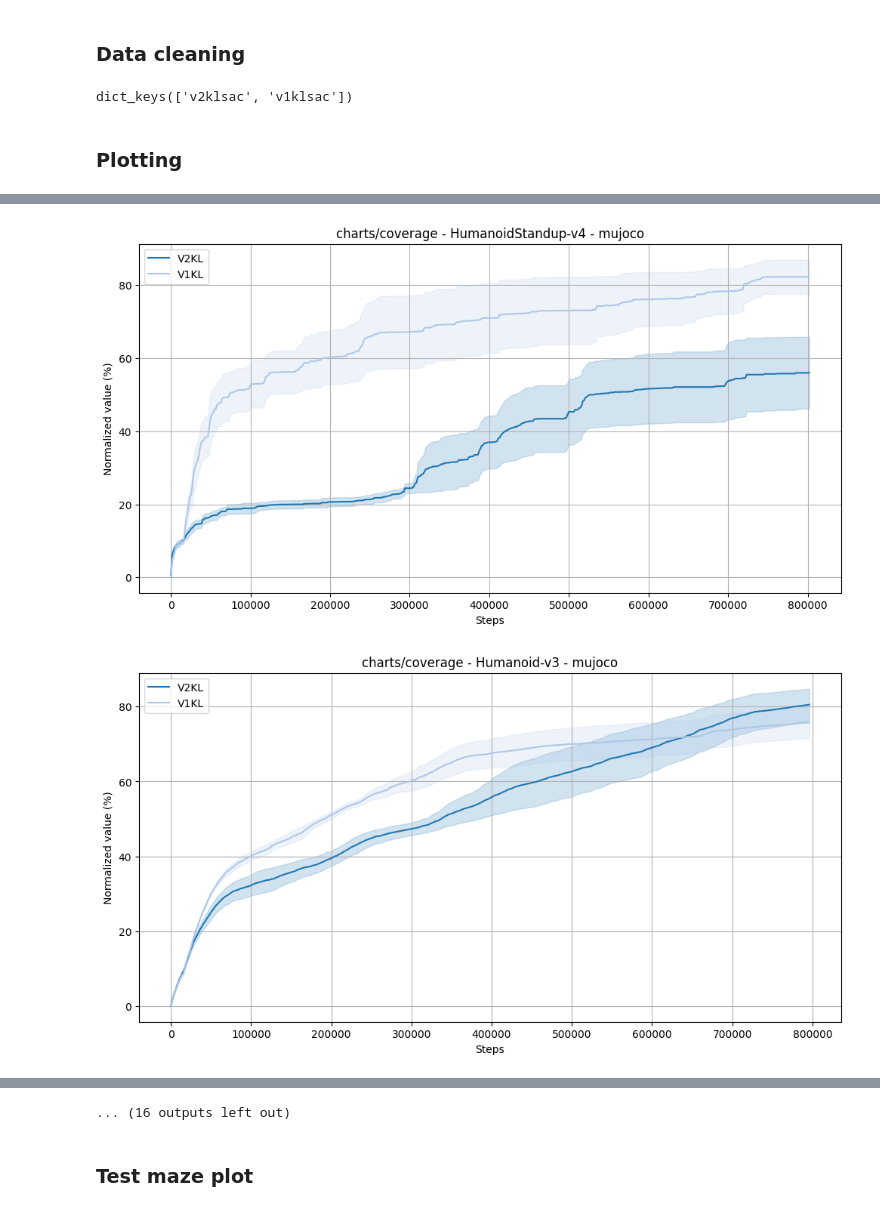
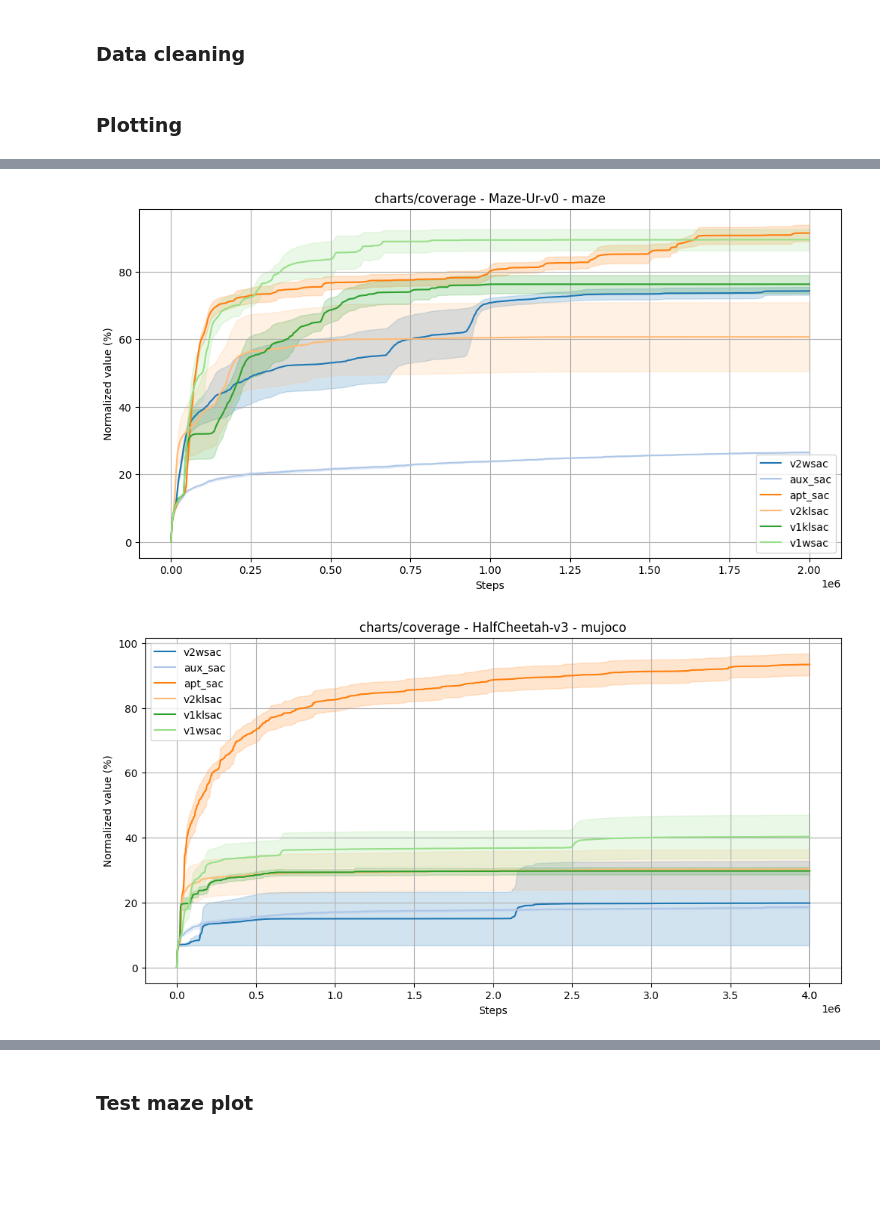
Before and after one commit to Paul-antoineLeTolguenec/RunAwayFromYourPast, a Jupyter notebook: scripts/quantitative_exploration.ipynb, the cells around one changed output, grey strips where cells are left out. Cells and saved outputs as stored; diff of their text form; code cells hidden in the pictures; blank space fills up the shorter version.

```diff
--- a/scripts/quantitative_exploration.ipynb
+++ b/scripts/quantitative_exploration.ipynb
@@ -156,3 +137,6 @@ def traductor_exp(exp_name:str):
+# %%
+def traductor_exp(exp_name:str):
+    return exp_name
 # %% [markdown]
 ### Table final coverage
 # %%
@@ -162,7 +146,7 @@ import os
 from tabulate import tabulate
 
 def extract_final_values(experiments_data,
-                        keys=['charts/coverage'],
+                        keys=['charts/coverage', 'charts/shannon_entropy'],
                         type_id_default = None,
                         env_name_default = None):
     key_data = {}
@@ -193,14 +177,19 @@ def extract_final_values(experiments_data,
 # Fonction pour normaliser le coverage par le coverage maximal de l'environnement
 def normalize(df, key):
     normalized_df = df[key].copy()
-    normalized_df[key+'_max'] = normalized_df.groupby(['exp_name', 'env_name'])[key].transform('max')
+    normalized_df[key+'_max'] = normalized_df.groupby(['exp_name'])[key].transform('max')
     normalized_df[key+'_mean'] = normalized_df.groupby(['exp_name', 'env_name'])[key].transform('mean')
     normalized_df[key+'_std'] = normalized_df.groupby(['exp_name', 'env_name'])[key].transform('std')
     normalized_df[key+'_ste'] = normalized_df.groupby(['exp_name', 'env_name'])[key].transform('sem')
 
-    normalized_df[key+'_normalized_mean'] = (normalized_df[key+'_mean'] / np.abs(normalized_df[key+'_max'])) * 100
-    normalized_df[key+'_normalized_std'] = (normalized_df[key+'_std'] / np.abs(normalized_df[key+'_max'])) * 100
-    normalized_df[key+'_normalized_ste'] = (normalized_df[key+'_ste'] / np.abs(normalized_df[key+'_max'])) * 100
+    # normalized_df[key+'_normalized_mean'] = (normalized_df[key+'_mean'] / np.abs(normalized_df[key+'_max'])) * 100
+    # normalized_df[key+'_normalized_std'] = (normalized_df[key+'_std'] / np.abs(normalized_df[key+'_max'])) * 100
+    # normalized_df[key+'_normalized_ste'] = (normalized_df[key+'_ste'] / np.abs(normalized_df[key+'_max'])) * 100
+
+    normalized_df[key+'_normalized_mean'] = normalized_df[key+'_mean']
+    normalized_df[key+'_normalized_std'] = normalized_df[key+'_std']
+    normalized_df[key+'_normalized_ste'] = normalized_df[key+'_ste']
+
 
     normalized_df = normalized_df[['exp_name', 'env_name', key+'_normalized_mean', key+'_normalized_std', key+'_normalized_ste']].drop_duplicates()
     return normalized_df
@@ -384,10 +378,6 @@ def add_nomalized_data(experiments_data, keys=['charts/coverage', '_step']):
 
 
 data_clean = add_nomalized_data(experiments_data)
-# %%
-data_clean['v2klsac']['mujoco']
-# %% [output]
-dict_keys(['v2klsac', 'v1klsac'])
 # %% [markdown]
 ### Plotting
 # %%
@@ -399,26 +389,32 @@ key_plot = ['charts/coverage']
 for type_id in data_clean[list(data_clean.keys())[0]].keys():
     for env in data_clean[list(data_clean.keys())[0]][type_id].keys():
         for data_key in key_plot :
+            plt.figure(figsize=(12, 6))
+            # try :
             for exp_name in data_clean.keys():
-                plt.figure(figsize=(12, 6))
-                for i, (algo, data) in enumerate(data_clean.items()):
-                    # if type_id not in data or env not in data[type_id]:
-                    #     continue
+                if env in data_clean[exp_name][type_id]:
                     # if exp_name != algo:
                     #     continue
                     # if data_key not in data[type_id][env]:
                     #     continue
                     # x = data[type_id][env]['_step']
-                    x = np.linspace(0, data[type_id][env]['max_step'], mean.shape[0])
-                    mean = data[type_id][env]['normalized_mean_'+data_key][:len(x)]
-                    std = data[type_id][env]['normalized_std_'+data_key][:len(x)]
-                    ste = data[type_id][env]['normalized_ste_'+data_key][:len(x)]
-                    plt.plot(x, mean, label=traductor_exp(algo), color=color_map[algo])
-                    plt.fill_between(x, mean - ste, mean + ste, color=color_map[algo], alpha=0.2)
-                plt.title(f"{data_key} - {env} - {type_id}")
-                plt.xlabel("Steps")
-                plt.ylabel("Normalized value (%)")
-                plt.legend()
-                plt.grid(True)
-                plt.show()
+                    if type_id=='mujoco' :
+                        x= np.linspace(0, TOTAL_TIME_STEPS*NUM_ENVS,data_clean[exp_name][type_id][env]['normalized_mean_'+data_key].shape[0])
+                    else:
+                        x = np.linspace(0, data_clean[exp_name][type_id][env]['max_step']*NUM_ENVS, data_clean[exp_name][type_id][env]['normalized_mean_'+data_key].shape[0])
+                    mean = data_clean[exp_name][type_id][env]['normalized_mean_'+data_key][:len(x)]
+                    std = data_clean[exp_name][type_id][env]['normalized_std_'+data_key][:len(x)]
+                    ste = data_clean[exp_name][type_id][env]['normalized_ste_'+data_key][:len(x)]
+                    plt.plot(x, mean, label=traductor_exp(exp_name), color=color_map[exp_name])
+                    plt.fill_between(x, mean - ste, mean + ste, color=color_map[exp_name], alpha=0.2)
+            plt.title(f"{data_key} - {env} - {type_id}")
+            plt.xlabel("Steps")
+            plt.ylabel("Normalized value (%)")
+            plt.legend()
+            plt.grid(True)
+            plt.show()
+            # except Exception as e:
+            #     print(e)
+            #     print(f"Error in {exp_name} - {env} - {type_id} - {data_key}")
+            #     continue
 # %% [output]
@@ -430,2 +426,2 @@ for type_id in data_clean[list(data_clean.keys())[0]].keys():
-[figure, old version]
+[figure, new version]
-[figure, old version]
+[figure, new version]
@@ -437,4 +432,3 @@ for type_id in data_clean[list(data_clean.keys())[0]].keys():
-... (16 outputs left out)
 # %% [markdown]
 ### Test maze plot
 # %%
```
Also changed, not shown: parts of 9 cells of this notebook, 4 other files.
